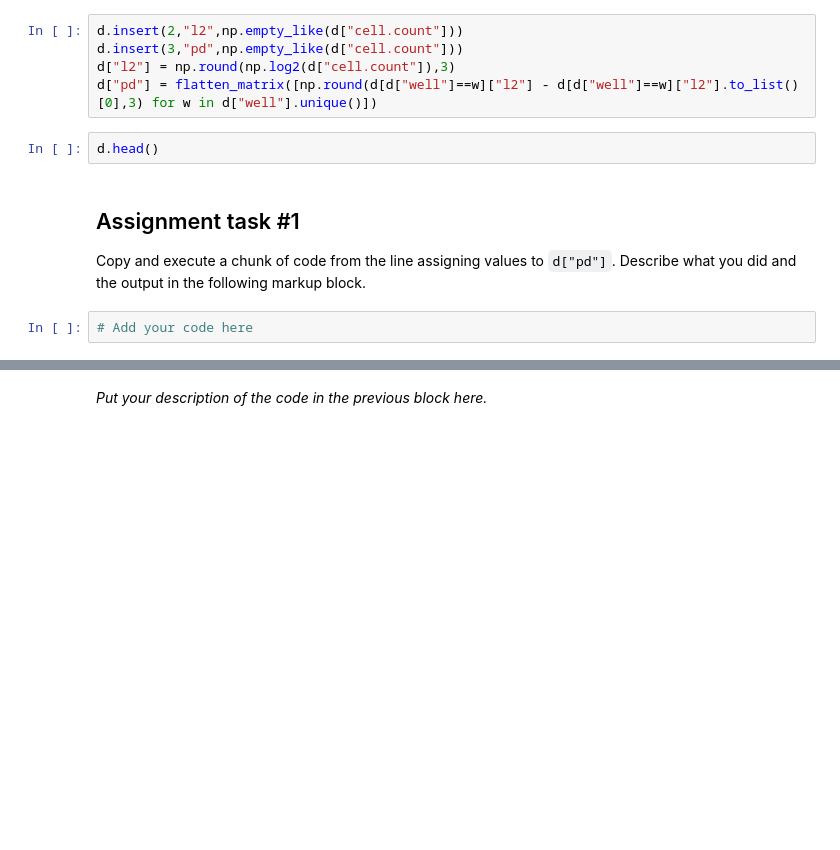
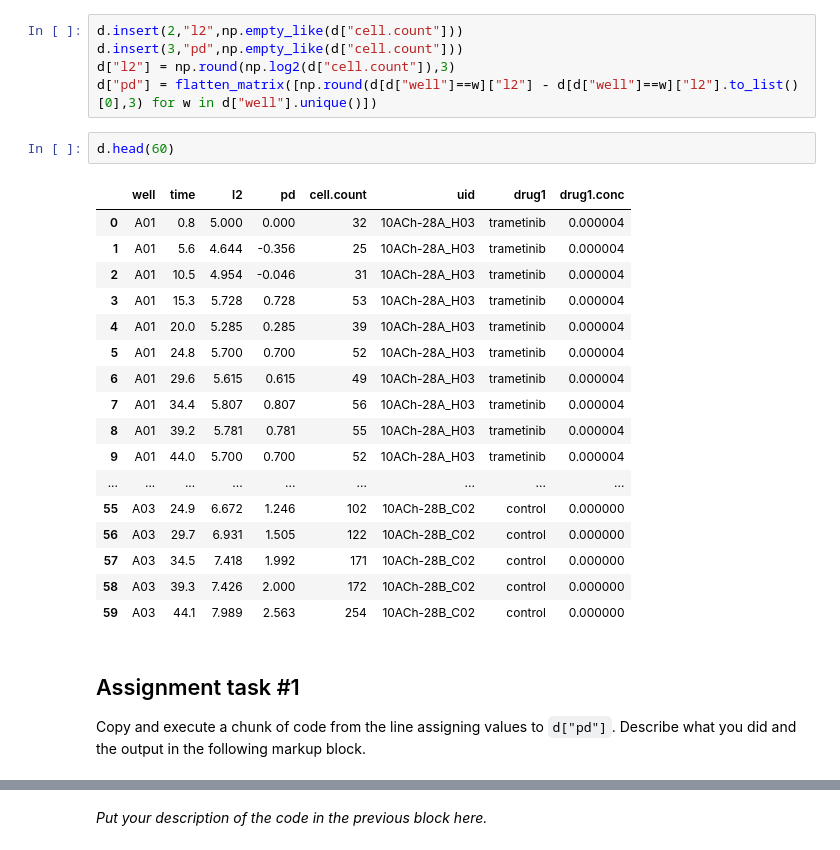
Before and after one commit to VU-CSP/popgrowth_assignment-jas2881, a Jupyter notebook: PopGrowthLecture_assignmentJAS.ipynb, the cells around one changed output, grey strips where cells are left out. Saved outputs shown, nothing was run; the diff lists cells and outputs as text; blank space fills up the shorter version.

```diff
--- a/PopGrowthLecture_assignmentJAS.ipynb
+++ b/PopGrowthLecture_assignmentJAS.ipynb
@@ -142,9 +149,25 @@ d.insert(3,"pd",np.empty_like(d["cell.count"]))
 d["l2"] = np.round(np.log2(d["cell.count"]),3)
 d["pd"] = flatten_matrix([np.round(d[d["well"]==w]["l2"] - d[d["well"]==w]["l2"].to_list()[0],3) for w in d["well"].unique()])
 # %%
-d.head()
+d.head(60)
+# %% [output]
+|  | well | time | l2 | pd | cell.count | uid | drug1 | drug1.conc |
+| 0 | A01 | 0.8 | 5.000 | 0.000 | 32 | 10ACh-28A_H03 | trametinib | 0.000004 |
+| 1 | A01 | 5.6 | 4.644 | -0.356 | 25 | 10ACh-28A_H03 | trametinib | 0.000004 |
+| 2 | A01 | 10.5 | 4.954 | -0.046 | 31 | 10ACh-28A_H03 | trametinib | 0.000004 |
+| 3 | A01 | 15.3 | 5.728 | 0.728 | 53 | 10ACh-28A_H03 | trametinib | 0.000004 |
+| 4 | A01 | 20.0 | 5.285 | 0.285 | 39 | 10ACh-28A_H03 | trametinib | 0.000004 |
+| 5 | A01 | 24.8 | 5.700 | 0.700 | 52 | 10ACh-28A_H03 | trametinib | 0.000004 |
+| 6 | A01 | 29.6 | 5.615 | 0.615 | 49 | 10ACh-28A_H03 | trametinib | 0.000004 |
+| 7 | A01 | 34.4 | 5.807 | 0.807 | 56 | 10ACh-28A_H03 | trametinib | 0.000004 |
+| 8 | A01 | 39.2 | 5.781 | 0.781 | 55 | 10ACh-28A_H03 | trametinib | 0.000004 |
+| 9 | A01 | 44.0 | 5.700 | 0.700 | 52 | 10ACh-28A_H03 | trametinib | 0.000004 |
+| ... | ... | ... | ... | ... | ... | ... | ... | ... |
+| 55 | A03 | 24.9 | 6.672 | 1.246 | 102 | 10ACh-28B_C02 | control | 0.000000 |
+| 56 | A03 | 29.7 | 6.931 | 1.505 | 122 | 10ACh-28B_C02 | control | 0.000000 |
+| 57 | A03 | 34.5 | 7.418 | 1.992 | 171 | 10ACh-28B_C02 | control | 0.000000 |
+| 58 | A03 | 39.3 | 7.426 | 2.000 | 172 | 10ACh-28B_C02 | control | 0.000000 |
+| 59 | A03 | 44.1 | 7.989 | 2.563 | 254 | 10ACh-28B_C02 | control | 0.000000 |
 # %% [markdown]
 ## Assignment task #1
 Copy and execute a chunk of code from the line assigning values to `d["pd"]`. Describe what you did and the output in the following markup block.
-# %%
-# Add your code here
```
Also changed, not shown: parts of 7 cells of this notebook.
